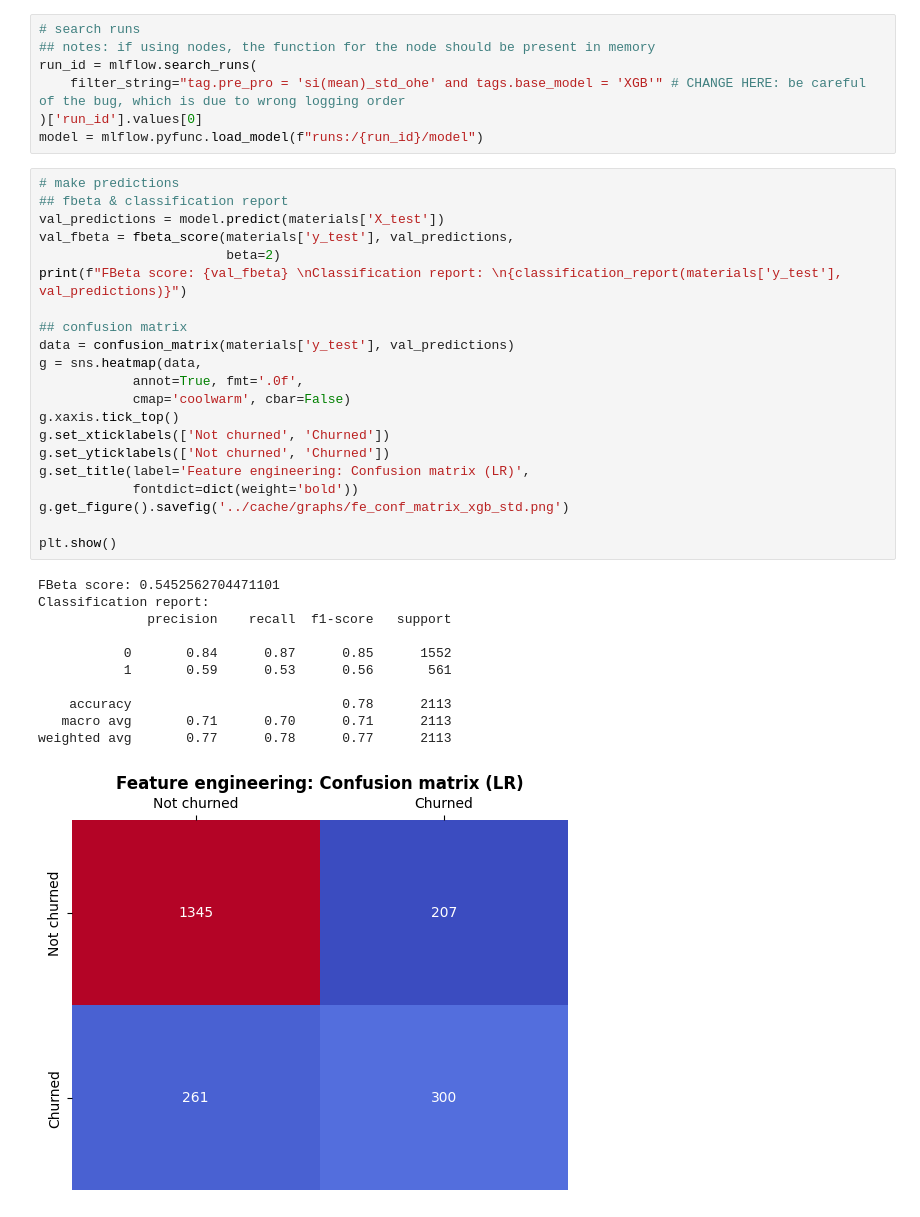
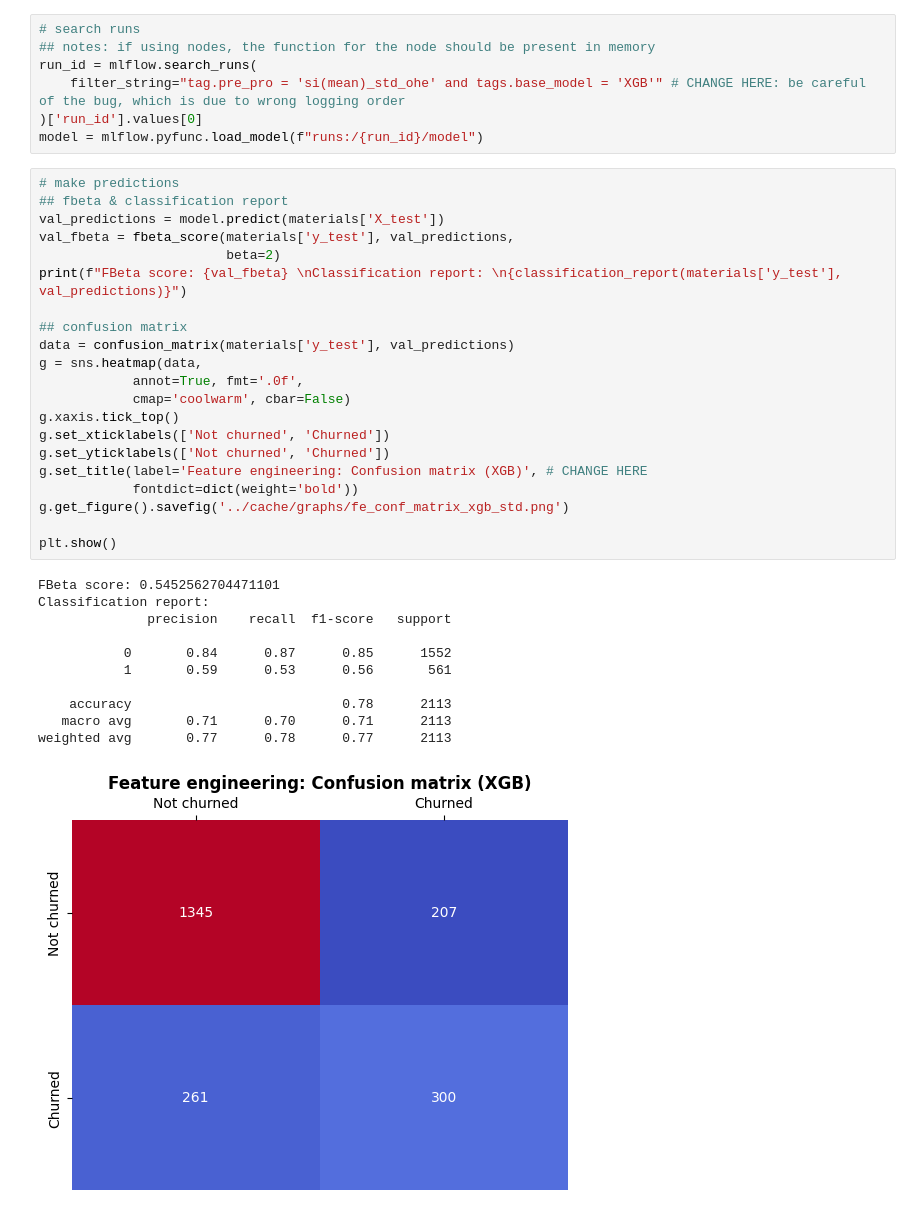
Before and after one commit to hyugai/MLOps-Classification-CustomerChurnTelco, a Jupyter notebook: notebook/feature_engineering.ipynb, the cells around one changed output. Drawn from its saved outputs; the diff is of its cells as text.

```diff
--- a/notebook/feature_engineering.ipynb
+++ b/notebook/feature_engineering.ipynb
@@ -544,32 +544,32 @@ model = mlflow.pyfunc.load_model(f"runs:/{run_id}/model")
 # make predictions
 ## fbeta & classification report
 val_predictions = model.predict(materials['X_test'])
 val_fbeta = fbeta_score(materials['y_test'], val_predictions,
                         beta=2)
 print(f"FBeta score: {val_fbeta} \nClassification report: \n{classification_report(materials['y_test'], val_predictions)}")
 
 ## confusion matrix
 data = confusion_matrix(materials['y_test'], val_predictions)
 g = sns.heatmap(data,
             annot=True, fmt='.0f',
             cmap='coolwarm', cbar=False)
 g.xaxis.tick_top()
 g.set_xticklabels(['Not churned', 'Churned'])
 g.set_yticklabels(['Not churned', 'Churned'])
-g.set_title(label='Feature engineering: Confusion matrix (LR)',
+g.set_title(label='Feature engineering: Confusion matrix (XGB)', # CHANGE HERE
             fontdict=dict(weight='bold'))
 g.get_figure().savefig('../cache/graphs/fe_conf_matrix_xgb_std.png')
 
 plt.show()
 # %% [output]
 FBeta score: 0.5452562704471101
 Classification report:
               precision    recall  f1-score   support
 
            0       0.84      0.87      0.85      1552
            1       0.59      0.53      0.56       561
 
     accuracy                           0.78      2113
    macro avg       0.71      0.70      0.71      2113
 weighted avg       0.77      0.78      0.77      2113
-[figure, old version]
+[figure, new version]
```
Also changed, not shown: 1 other file.
